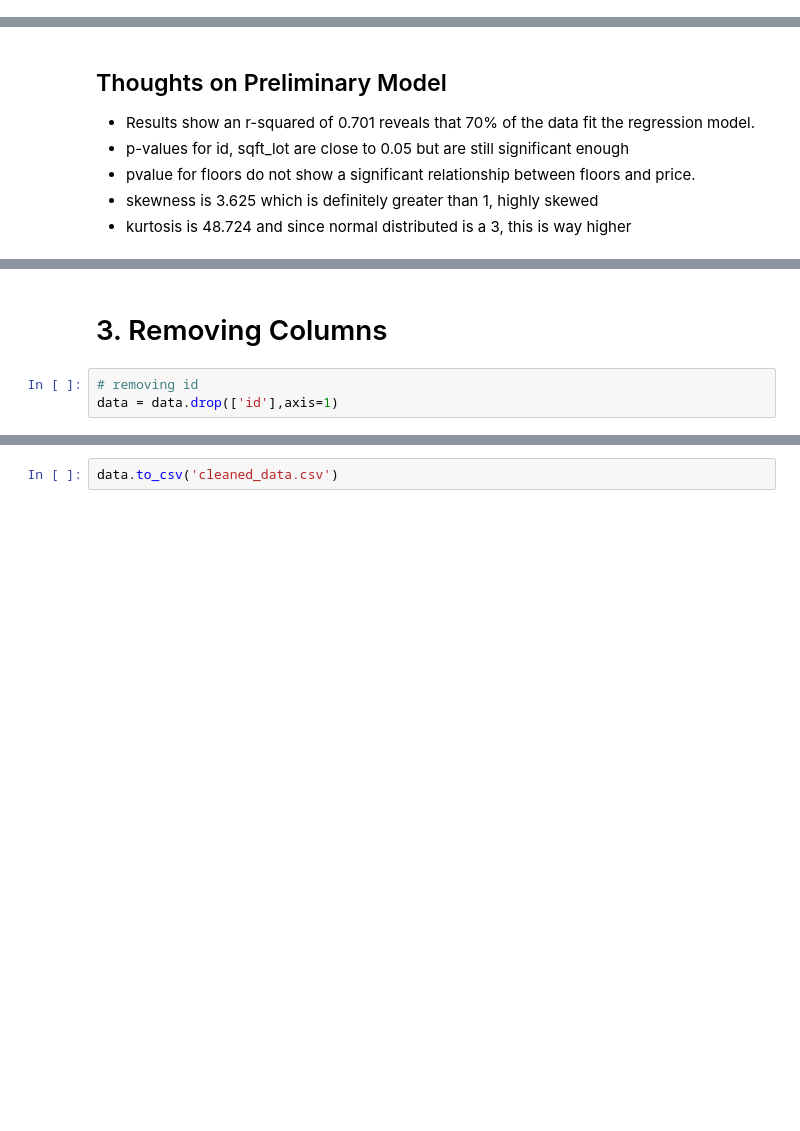
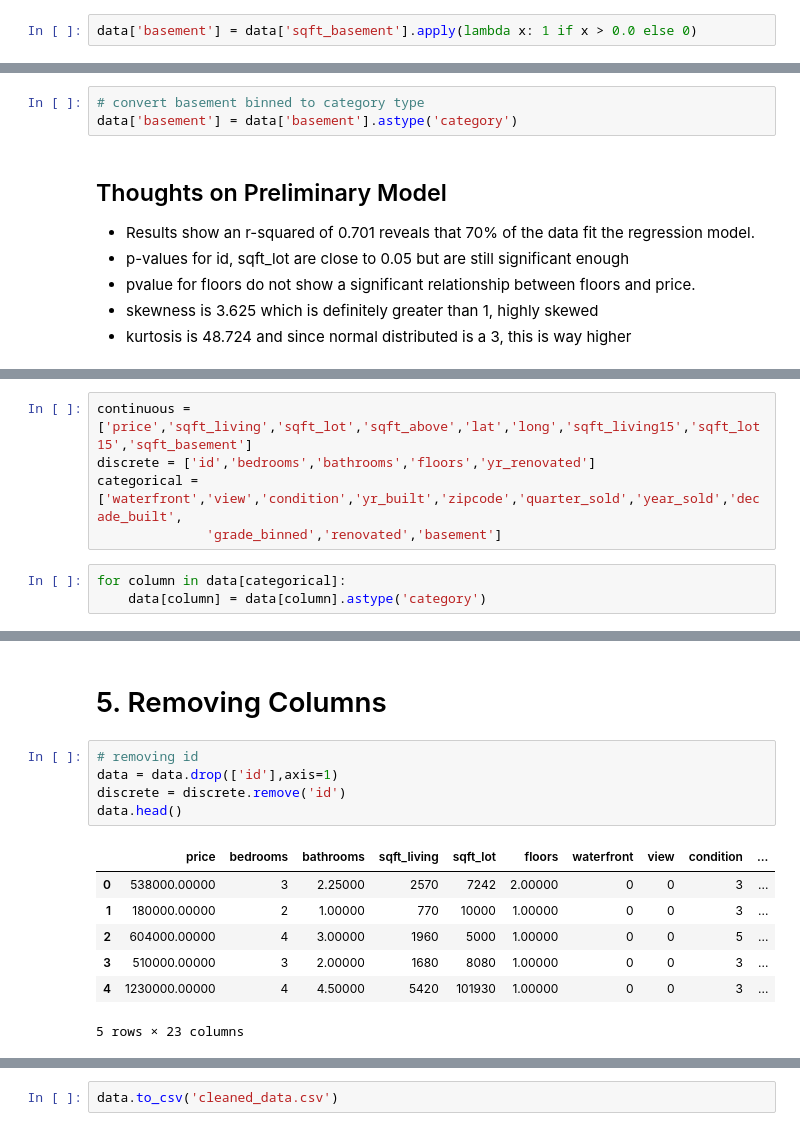
Before and after one commit to ttam37/dsc-mod-2-project-v2-1-onl01-dtsc-ft-052620, a Jupyter notebook: Data Cleaning + Preliminary Model.ipynb, the cells around one changed output, grey strips where cells are left out. Cells and saved outputs as stored; diff of their text form; blank space fills up the shorter version.

```diff
--- a/Data Cleaning + Preliminary Model.ipynb
+++ b/Data Cleaning + Preliminary Model.ipynb
@@ -439,0 +481,2 @@ strong multicollinearity or other numerical problems.
+# %%
+data['basement'] = data['sqft_basement'].apply(lambda x: 1 if x > 0.0 else 0)
@@ -440,3 +490,6 @@ strong multicollinearity or other numerical problems.
+# %%
+# convert basement binned to category type
+data['basement'] = data['basement'].astype('category')
 # %% [markdown]
 ## Thoughts on Preliminary Model
 
@@ -447,0 +503,8 @@ strong multicollinearity or other numerical problems.
+# %%
+continuous = ['price','sqft_living','sqft_lot','sqft_above','lat','long','sqft_living15','sqft_lot15','sqft_basement']
+discrete = ['id','bedrooms','bathrooms','floors','yr_renovated']
+categorical = ['waterfront','view','condition','yr_built','zipcode','quarter_sold','year_sold','decade_built',
+              'grade_binned','renovated','basement']
+# %%
+for column in data[categorical]:
+    data[column] = data[column].astype('category')
@@ -448,6 +531,16 @@ strong multicollinearity or other numerical problems.
 # %% [markdown]
-# 3. Removing Columns
+# 5. Removing Columns
 # %%
 # removing id
 data = data.drop(['id'],axis=1)
+discrete = discrete.remove('id')
+data.head()
+# %% [output]
+|  | price | bedrooms | bathrooms | sqft_living | sqft_lot | floors | waterfront | view | condition | ... |
+| 0 | 538000.00000 | 3 | 2.25000 | 2570 | 7242 | 2.00000 | 0 | 0 | 3 | ... |
+| 1 | 180000.00000 | 2 | 1.00000 | 770 | 10000 | 1.00000 | 0 | 0 | 3 | ... |
+| 2 | 604000.00000 | 4 | 3.00000 | 1960 | 5000 | 1.00000 | 0 | 0 | 5 | ... |
+| 3 | 510000.00000 | 3 | 2.00000 | 1680 | 8080 | 1.00000 | 0 | 0 | 3 | ... |
+| 4 | 1230000.00000 | 4 | 4.50000 | 5420 | 101930 | 1.00000 | 0 | 0 | 3 | ... |
+5 rows × 23 columns
 # %%
```
Also changed, not shown: parts of 44 cells of this notebook, 6 other files.
